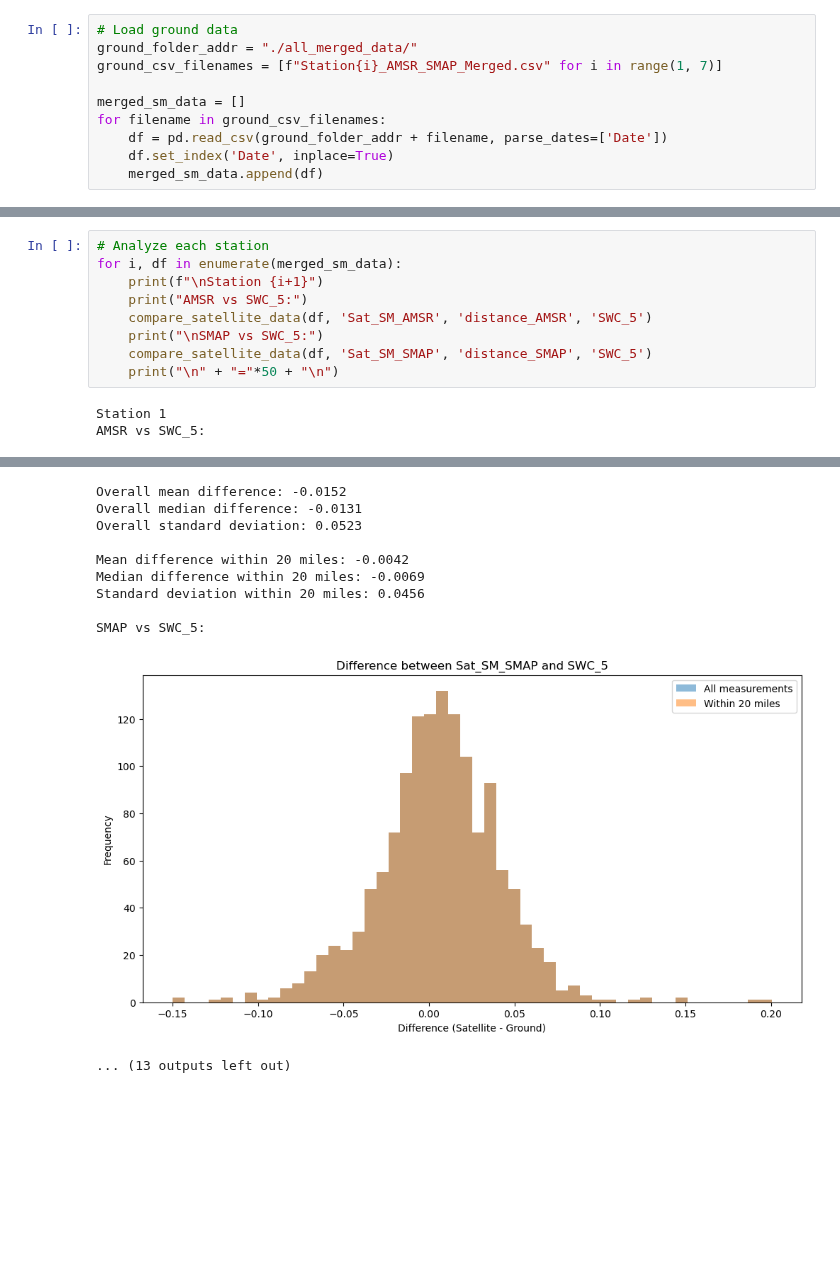
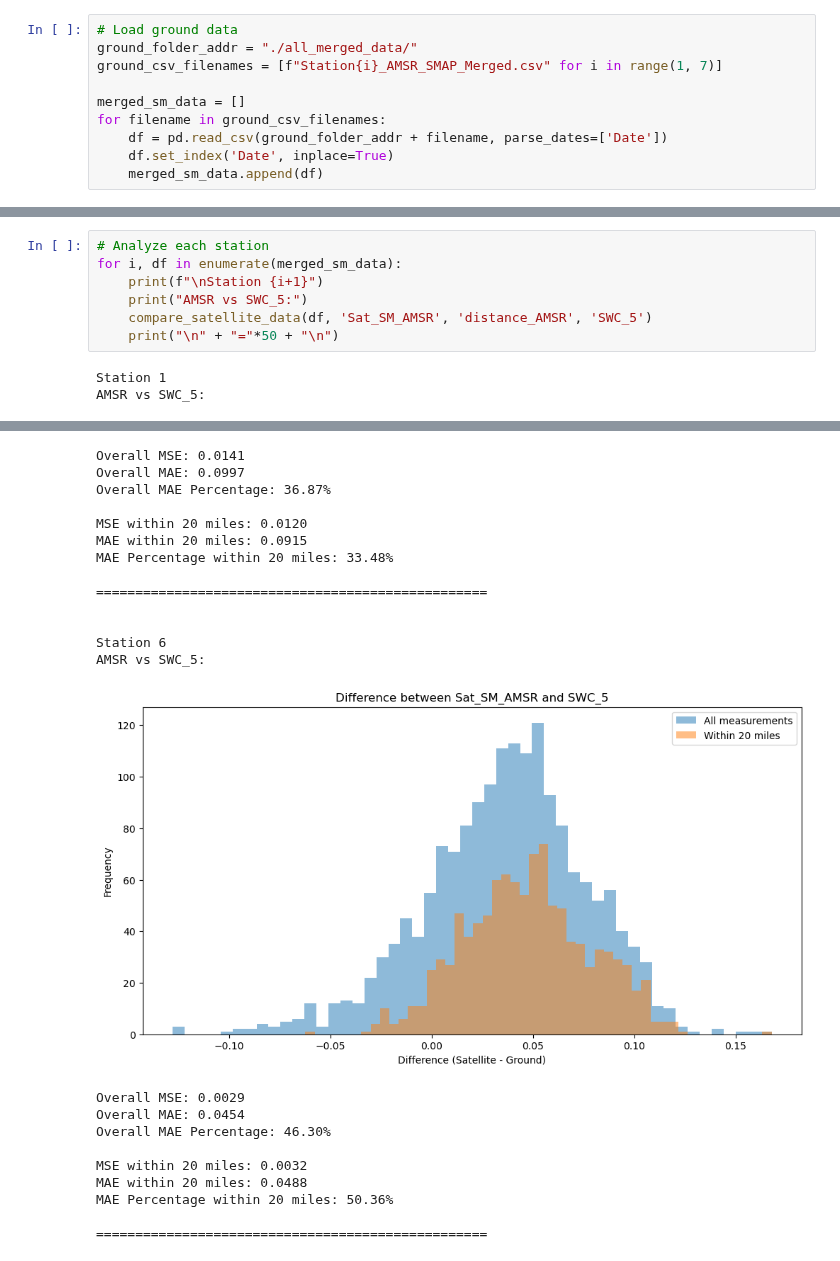
Before and after one commit to kiat/tx-soil-moisture, a Jupyter notebook: satellite/Distances.ipynb, the cells around one changed output, grey strips where cells are left out. Drawn from its saved outputs; the diff is of its cells as text; blank space fills up the shorter version.

Commit message:
winddirection and MAE, MSE, MAE Percentage

```diff
--- a/satellite/Distances.ipynb
+++ b/satellite/Distances.ipynb
@@ -44,8 +44,6 @@ for i, df in enumerate(merged_sm_data):
     print(f"\nStation {i+1}")
     print("AMSR vs SWC_5:")
     compare_satellite_data(df, 'Sat_SM_AMSR', 'distance_AMSR', 'SWC_5')
-    print("\nSMAP vs SWC_5:")
-    compare_satellite_data(df, 'Sat_SM_SMAP', 'distance_SMAP', 'SWC_5')
     print("\n" + "="*50 + "\n")
 # %% [output]
 Station 1
@@ -102,14 +108,26 @@ AMSR vs SWC_5:
-Overall mean difference: -0.0152
-Overall median difference: -0.0131
-Overall standard deviation: 0.0523
+Overall MSE: 0.0141
+Overall MAE: 0.0997
+Overall MAE Percentage: 36.87%
 
-Mean difference within 20 miles: -0.0042
-Median difference within 20 miles: -0.0069
-Standard deviation within 20 miles: 0.0456
+MSE within 20 miles: 0.0120
+MAE within 20 miles: 0.0915
+MAE Percentage within 20 miles: 33.48%
 
-SMAP vs SWC_5:
+==================================================
+
+
+Station 6
+AMSR vs SWC_5:
-[figure, old version]
+[figure, new version]
-... (13 outputs left out)
+Overall MSE: 0.0029
+Overall MAE: 0.0454
+Overall MAE Percentage: 46.30%
+
+MSE within 20 miles: 0.0032
+MAE within 20 miles: 0.0488
+MAE Percentage within 20 miles: 50.36%
+
+==================================================
 # %%
 import pandas as pd
 import numpy as np
```
Also changed, not shown: parts of 3 cells of this notebook, 8 other files.
